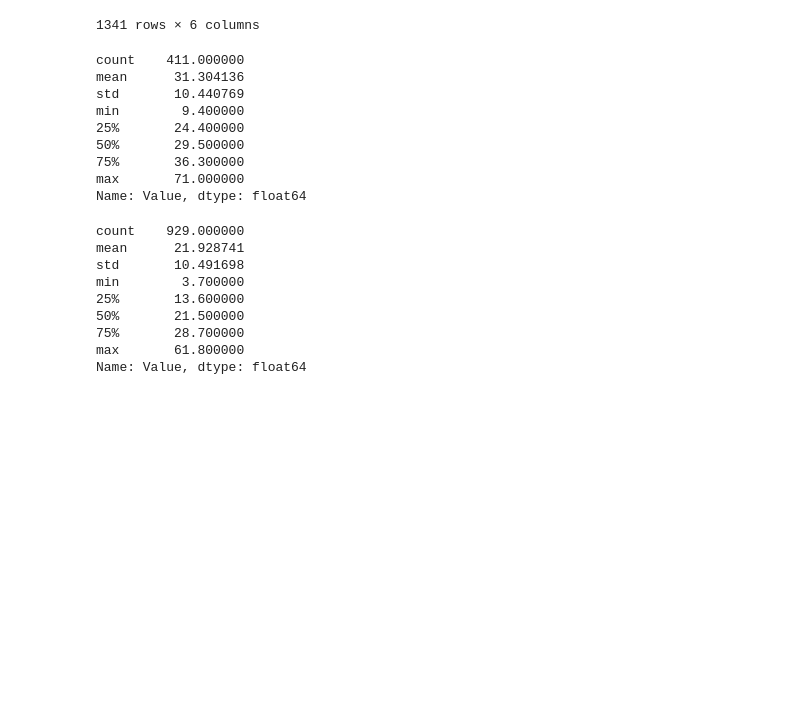
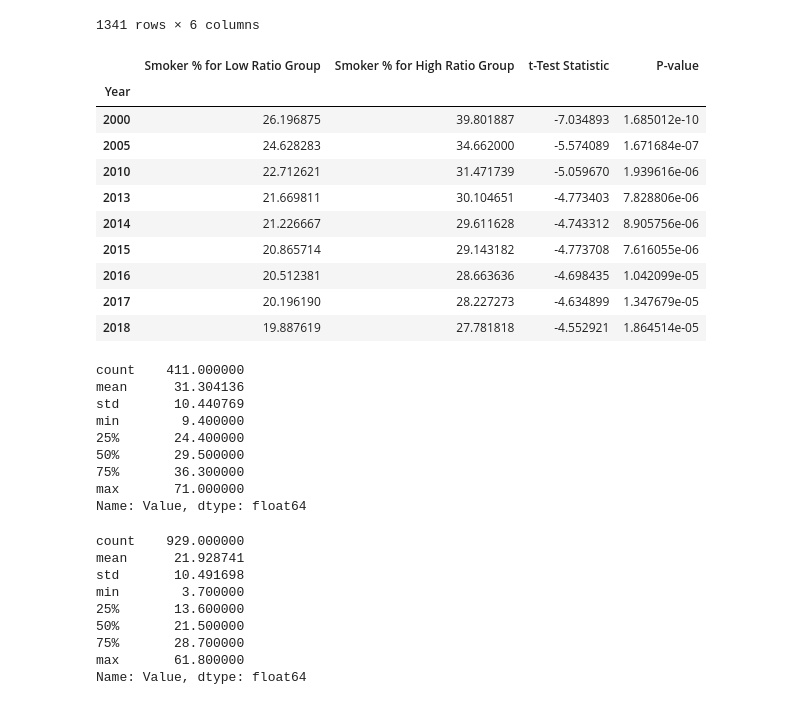
Before and after one commit to mtanghu/Citadel-Central-Datathon-Fall21, a Jupyter notebook: Gender.ipynb, the cells around one changed output. Drawn from its saved outputs; the diff is of its cells as text; code cells hidden in the pictures; blank space fills up the shorter version.

```diff
--- a/Gender.ipynb
+++ b/Gender.ipynb
@@ -183,3 +283,23 @@ both
+# %%
+vals = []
+for year, dat in both.groupby('Year'):
+    low = dat[dat["ratio"]<.5]['Value']
+    high = dat[dat["ratio"]>.5]['Value']
+    ttest = stats.ttest_ind(low, high, nan_policy = 'omit', equal_var = False)
+    vals.append([year, low.mean(), high.mean(), ttest.statistic, ttest.pvalue])
+pd.DataFrame(vals, columns = ['Year', "Smoker % for Low Ratio Group", "Smoker % for High Ratio Group", "t-Test Statistic", "P-value"]).set_index('Year')
+# %% [output]
+|  | Smoker % for Low Ratio Group | Smoker % for High Ratio Group | t-Test Statistic | P-value |
+| Year |  |  |  |  |
+| 2000 | 26.196875 | 39.801887 | -7.034893 | 1.685012e-10 |
+| 2005 | 24.628283 | 34.662000 | -5.574089 | 1.671684e-07 |
+| 2010 | 22.712621 | 31.471739 | -5.059670 | 1.939616e-06 |
+| 2013 | 21.669811 | 30.104651 | -4.773403 | 7.828806e-06 |
+| 2014 | 21.226667 | 29.611628 | -4.743312 | 8.905756e-06 |
+| 2015 | 20.865714 | 29.143182 | -4.773708 | 7.616055e-06 |
+| 2016 | 20.512381 | 28.663636 | -4.698435 | 1.042099e-05 |
+| 2017 | 20.196190 | 28.227273 | -4.634899 | 1.347679e-05 |
+| 2018 | 19.887619 | 27.781818 | -4.552921 | 1.864514e-05 |
 # %%
 both[both['ratio']>.5]["Value"].describe()
 # %% [output]
```
Also changed, not shown: parts of 15 cells of this notebook.
